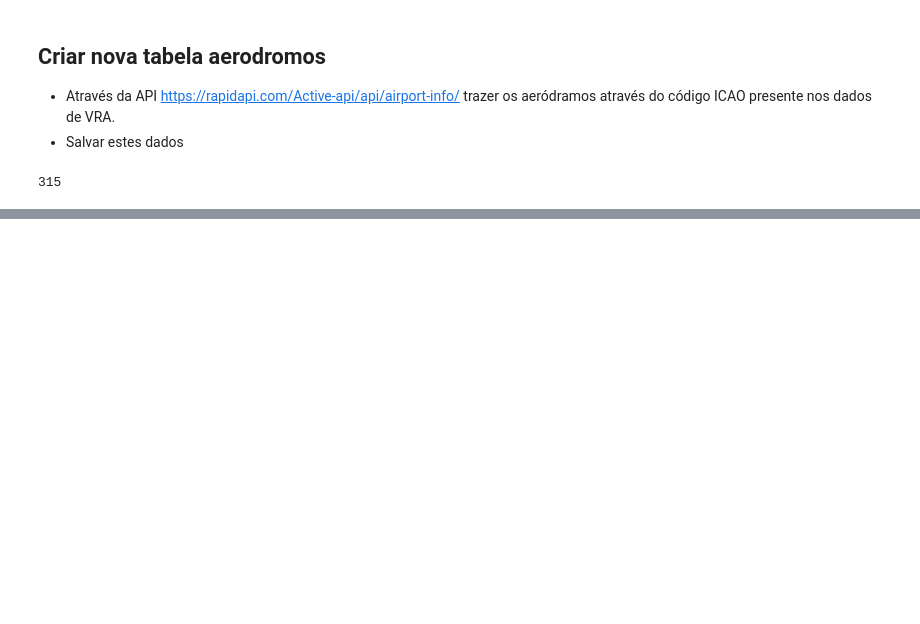
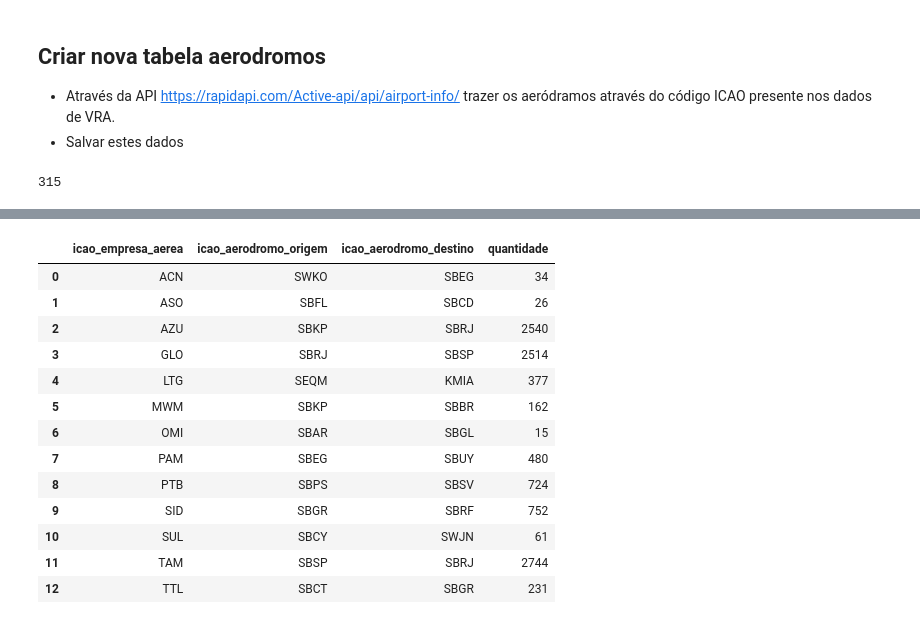
Before and after one commit to diunkz/case-eleflow-data-engineer, a Jupyter notebook: eleflow_capstone_noah.ipynb, the cells around one changed output, grey strips where cells are left out. Cells and saved outputs as stored; diff of their text form; code cells hidden in the pictures; blank space fills up the shorter version.

```diff
--- a/eleflow_capstone_noah.ipynb
+++ b/eleflow_capstone_noah.ipynb
@@ -205,0 +237,17 @@ for icao in icao_unicos:
+# %%
+rotas_mais_utilizadas
+# %% [output]
+|  | icao_empresa_aerea | icao_aerodromo_origem | icao_aerodromo_destino | quantidade |
+| 0 | ACN | SWKO | SBEG | 34 |
+| 1 | ASO | SBFL | SBCD | 26 |
+| 2 | AZU | SBKP | SBRJ | 2540 |
+| 3 | GLO | SBRJ | SBSP | 2514 |
+| 4 | LTG | SEQM | KMIA | 377 |
+| 5 | MWM | SBKP | SBBR | 162 |
+| 6 | OMI | SBAR | SBGL | 15 |
+| 7 | PAM | SBEG | SBUY | 480 |
+| 8 | PTB | SBPS | SBSV | 724 |
+| 9 | SID | SBGR | SBRF | 752 |
+| 10 | SUL | SBCY | SWJN | 61 |
+| 11 | TAM | SBSP | SBRJ | 2744 |
+| 12 | TTL | SBCT | SBGR | 231 |
```
Also changed, not shown: parts of 12 cells of this notebook.
